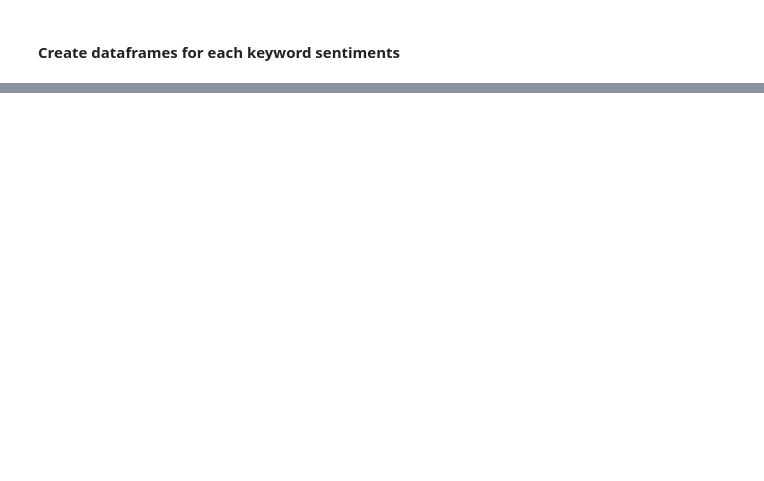
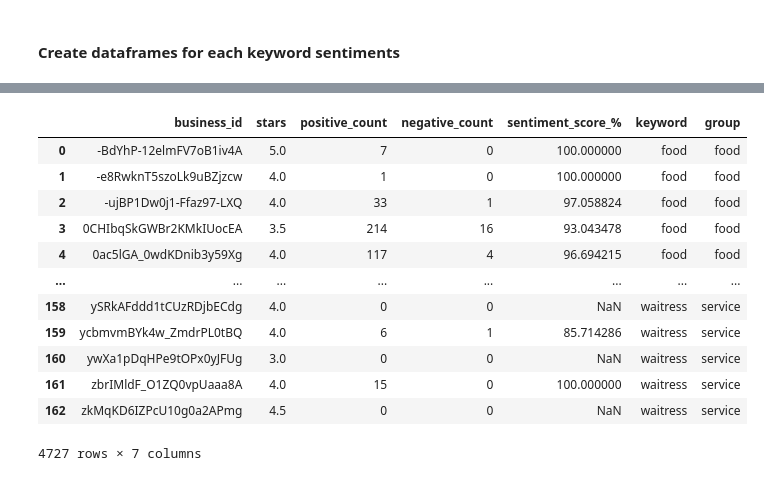
Before and after one commit to sathitvudh/stat628-module3-group4-fall2022-uwmadison, a Jupyter notebook: code/Review Analysis/Bar Reviews Sentiment Analysis.ipynb, the cells around one changed output, grey strips where cells are left out. Saved outputs shown, nothing was run; the diff lists cells and outputs as text; code cells hidden in the pictures; blank space fills up the shorter version.

```diff
--- a/code/Review Analysis/Bar Reviews Sentiment Analysis.ipynb
+++ b/code/Review Analysis/Bar Reviews Sentiment Analysis.ipynb
@@ -594,0 +791,16 @@ test = df_service.append(df_price).to_csv("test.csv")
+# %%
+final_review_sentiment
+# %% [output]
+|  | business_id | stars | positive_count | negative_count | sentiment_score_% | keyword | group |
+| 0 | -BdYhP-12elmFV7oB1iv4A | 5.0 | 7 | 0 | 100.000000 | food | food |
+| 1 | -e8RwknT5szoLk9uBZjzcw | 4.0 | 1 | 0 | 100.000000 | food | food |
+| 2 | -ujBP1Dw0j1-Ffaz97-LXQ | 4.0 | 33 | 1 | 97.058824 | food | food |
+| 3 | 0CHIbqSkGWBr2KMkIUocEA | 3.5 | 214 | 16 | 93.043478 | food | food |
+| 4 | 0ac5lGA_0wdKDnib3y59Xg | 4.0 | 117 | 4 | 96.694215 | food | food |
+| ... | ... | ... | ... | ... | ... | ... | ... |
+| 158 | ySRkAFddd1tCUzRDjbECdg | 4.0 | 0 | 0 | NaN | waitress | service |
+| 159 | ycbmvmBYk4w_ZmdrPL0tBQ | 4.0 | 6 | 1 | 85.714286 | waitress | service |
+| 160 | ywXa1pDqHPe9tOPx0yJFUg | 3.0 | 0 | 0 | NaN | waitress | service |
+| 161 | zbrIMldF_O1ZQ0vpUaaa8A | 4.0 | 15 | 0 | 100.000000 | waitress | service |
+| 162 | zkMqKD6IZPcU10g0a2APmg | 4.5 | 0 | 0 | NaN | waitress | service |
+4727 rows × 7 columns
```
Also changed, not shown: parts of 31 cells of this notebook, 40 other files.
